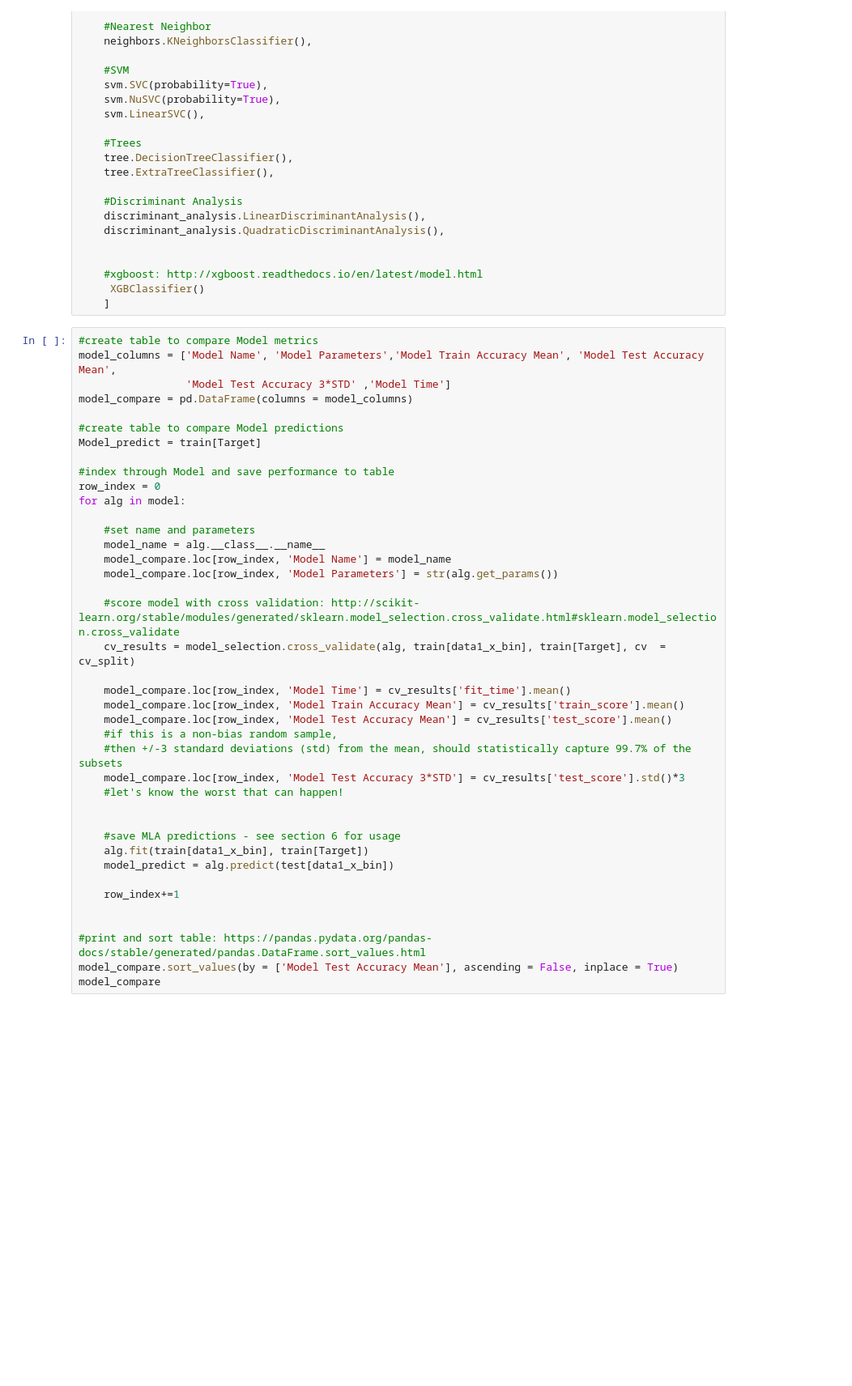
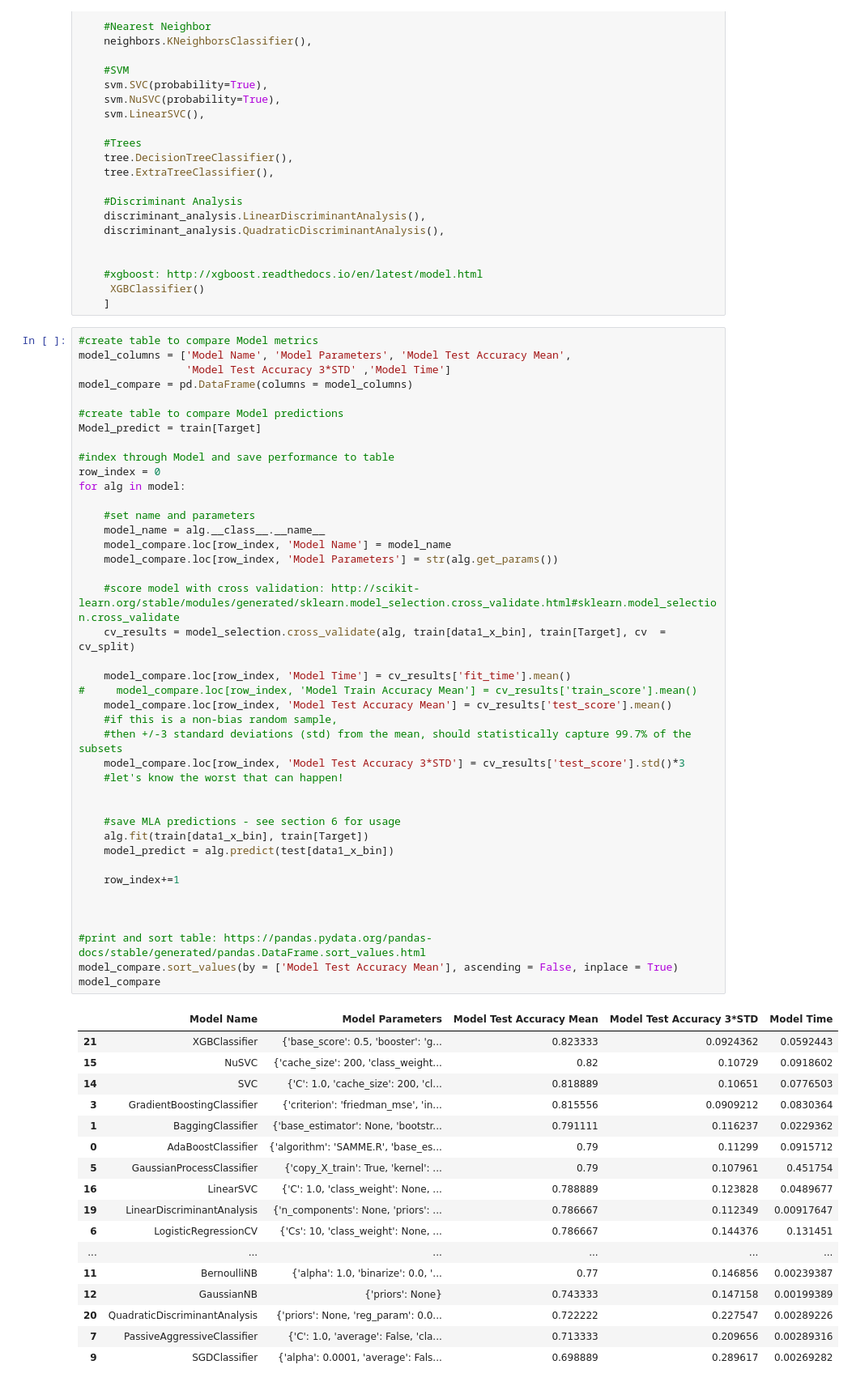
Before and after one commit to shaliniy39/Titanic-Accuracy-with-all-Models, a Jupyter notebook: Titanic models comparision.ipynb, the cells around one changed output. Shown at 81% size. Cells and saved outputs as stored; diff of their text form; blank space fills up the shorter version.

```diff
--- a/Titanic models comparision.ipynb
+++ b/Titanic models comparision.ipynb
@@ -272,7 +256,7 @@ model = [
     ]
 # %%
 #create table to compare Model metrics
-model_columns = ['Model Name', 'Model Parameters','Model Train Accuracy Mean', 'Model Test Accuracy Mean',
+model_columns = ['Model Name', 'Model Parameters', 'Model Test Accuracy Mean',
                  'Model Test Accuracy 3*STD' ,'Model Time']
 model_compare = pd.DataFrame(columns = model_columns)
 
@@ -282,31 +266,50 @@ Model_predict = train[Target]
 #index through Model and save performance to table
 row_index = 0
 for alg in model:
 
     #set name and parameters
     model_name = alg.__class__.__name__
     model_compare.loc[row_index, 'Model Name'] = model_name
     model_compare.loc[row_index, 'Model Parameters'] = str(alg.get_params())
 
     #score model with cross validation: http://scikit-learn.org/stable/modules/generated/sklearn.model_selection.cross_validate.html#sklearn.model_selection.cross_validate
     cv_results = model_selection.cross_validate(alg, train[data1_x_bin], train[Target], cv  = cv_split)
 
     model_compare.loc[row_index, 'Model Time'] = cv_results['fit_time'].mean()
-    model_compare.loc[row_index, 'Model Train Accuracy Mean'] = cv_results['train_score'].mean()
+#     model_compare.loc[row_index, 'Model Train Accuracy Mean'] = cv_results['train_score'].mean()
     model_compare.loc[row_index, 'Model Test Accuracy Mean'] = cv_results['test_score'].mean()
     #if this is a non-bias random sample,
     #then +/-3 standard deviations (std) from the mean, should statistically capture 99.7% of the subsets
     model_compare.loc[row_index, 'Model Test Accuracy 3*STD'] = cv_results['test_score'].std()*3
     #let's know the worst that can happen!
 
 
     #save MLA predictions - see section 6 for usage
     alg.fit(train[data1_x_bin], train[Target])
     model_predict = alg.predict(test[data1_x_bin])
 
     row_index+=1
 
 
+
 #print and sort table: https://pandas.pydata.org/pandas-docs/stable/generated/pandas.DataFrame.sort_values.html
 model_compare.sort_values(by = ['Model Test Accuracy Mean'], ascending = False, inplace = True)
 model_compare
+# %% [output]
+|  | Model Name | Model Parameters | Model Test Accuracy Mean | Model Test Accuracy 3*STD | Model Time |
+| 21 | XGBClassifier | {'base_score': 0.5, 'booster': 'g... | 0.823333 | 0.0924362 | 0.0592443 |
+| 15 | NuSVC | {'cache_size': 200, 'class_weight... | 0.82 | 0.10729 | 0.0918602 |
+| 14 | SVC | {'C': 1.0, 'cache_size': 200, 'cl... | 0.818889 | 0.10651 | 0.0776503 |
+| 3 | GradientBoostingClassifier | {'criterion': 'friedman_mse', 'in... | 0.815556 | 0.0909212 | 0.0830364 |
+| 1 | BaggingClassifier | {'base_estimator': None, 'bootstr... | 0.791111 | 0.116237 | 0.0229362 |
+| 0 | AdaBoostClassifier | {'algorithm': 'SAMME.R', 'base_es... | 0.79 | 0.11299 | 0.0915712 |
+| 5 | GaussianProcessClassifier | {'copy_X_train': True, 'kernel': ... | 0.79 | 0.107961 | 0.451754 |
+| 16 | LinearSVC | {'C': 1.0, 'class_weight': None, ... | 0.788889 | 0.123828 | 0.0489677 |
+| 19 | LinearDiscriminantAnalysis | {'n_components': None, 'priors': ... | 0.786667 | 0.112349 | 0.00917647 |
+| 6 | LogisticRegressionCV | {'Cs': 10, 'class_weight': None, ... | 0.786667 | 0.144376 | 0.131451 |
+| ... | ... | ... | ... | ... | ... |
+| 11 | BernoulliNB | {'alpha': 1.0, 'binarize': 0.0, '... | 0.77 | 0.146856 | 0.00239387 |
+| 12 | GaussianNB | {'priors': None} | 0.743333 | 0.147158 | 0.00199389 |
+| 20 | QuadraticDiscriminantAnalysis | {'priors': None, 'reg_param': 0.0... | 0.722222 | 0.227547 | 0.00289226 |
+| 7 | PassiveAggressiveClassifier | {'C': 1.0, 'average': False, 'cla... | 0.713333 | 0.209656 | 0.00289316 |
+| 9 | SGDClassifier | {'alpha': 0.0001, 'average': Fals... | 0.698889 | 0.289617 | 0.00269282 |
```
Also changed, not shown: parts of 9 cells of this notebook.
